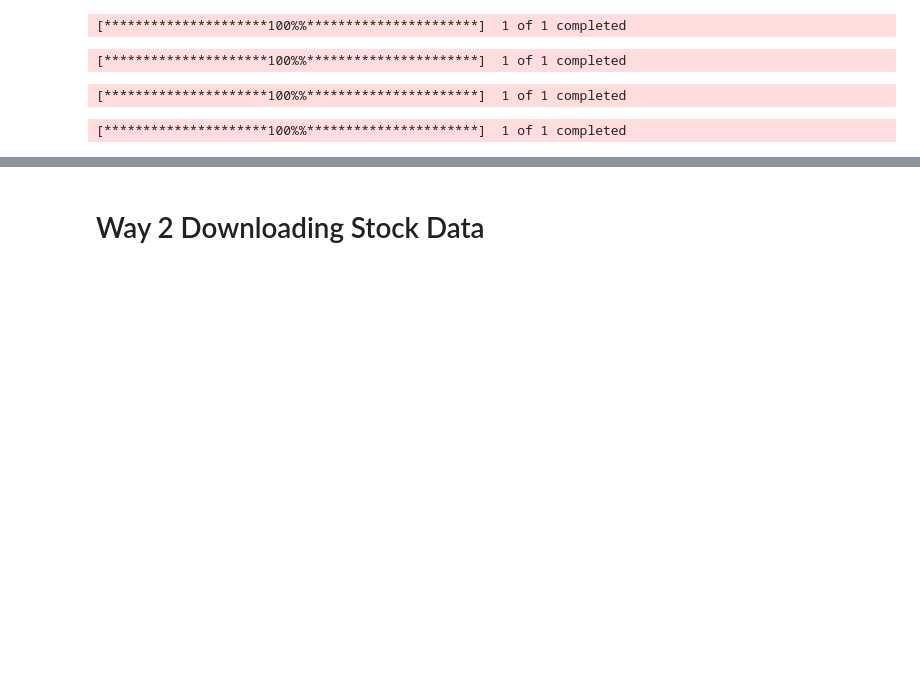
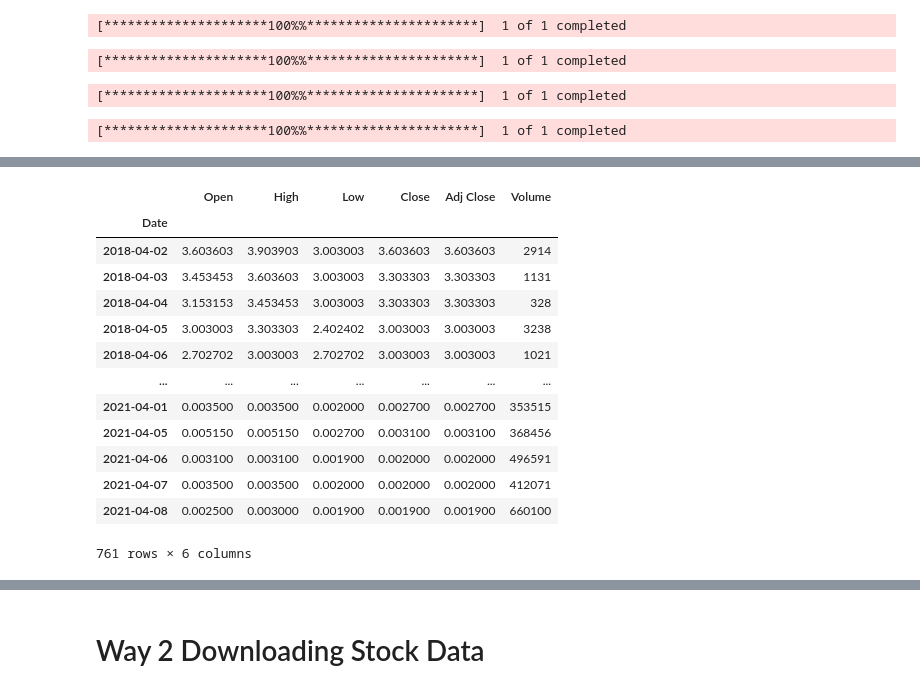
Before and after one commit to loricsonchia/StockSage, a Jupyter notebook: yahooScrapping/yahooScrapper.ipynb, the cells around one changed output, grey strips where cells are left out. Cells and saved outputs as stored; diff of their text form; code cells hidden in the pictures; blank space fills up the shorter version.

```diff
--- a/yahooScrapping/yahooScrapper.ipynb
+++ b/yahooScrapping/yahooScrapper.ipynb
@@ -149 +177,18 @@ df7.describe()
 | max | 94.927498 | 120.750000 | 72.877502 | 86.877502 | 86.877502 | 7.886316e+08 |
+# %%
+df8
+# %% [output]
+|  | Open | High | Low | Close | Adj Close | Volume |
+| Date |  |  |  |  |  |  |
+| 2018-04-02 | 3.603603 | 3.903903 | 3.003003 | 3.603603 | 3.603603 | 2914 |
+| 2018-04-03 | 3.453453 | 3.603603 | 3.003003 | 3.303303 | 3.303303 | 1131 |
+| 2018-04-04 | 3.153153 | 3.453453 | 3.003003 | 3.303303 | 3.303303 | 328 |
+| 2018-04-05 | 3.003003 | 3.303303 | 2.402402 | 3.003003 | 3.003003 | 3238 |
+| 2018-04-06 | 2.702702 | 3.003003 | 2.702702 | 3.003003 | 3.003003 | 1021 |
+| ... | ... | ... | ... | ... | ... | ... |
+| 2021-04-01 | 0.003500 | 0.003500 | 0.002000 | 0.002700 | 0.002700 | 353515 |
+| 2021-04-05 | 0.005150 | 0.005150 | 0.002700 | 0.003100 | 0.003100 | 368456 |
+| 2021-04-06 | 0.003100 | 0.003100 | 0.001900 | 0.002000 | 0.002000 | 496591 |
+| 2021-04-07 | 0.003500 | 0.003500 | 0.002000 | 0.002000 | 0.002000 | 412071 |
+| 2021-04-08 | 0.002500 | 0.003000 | 0.001900 | 0.001900 | 0.001900 | 660100 |
+761 rows × 6 columns
```
Also changed, not shown: parts of 29 cells of this notebook, 20 other files.
